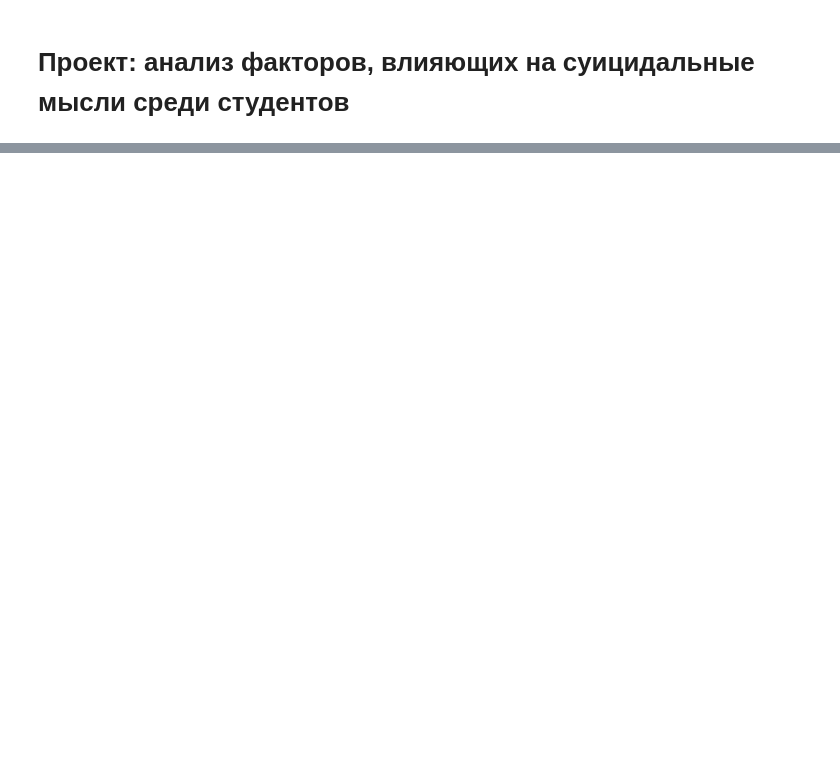
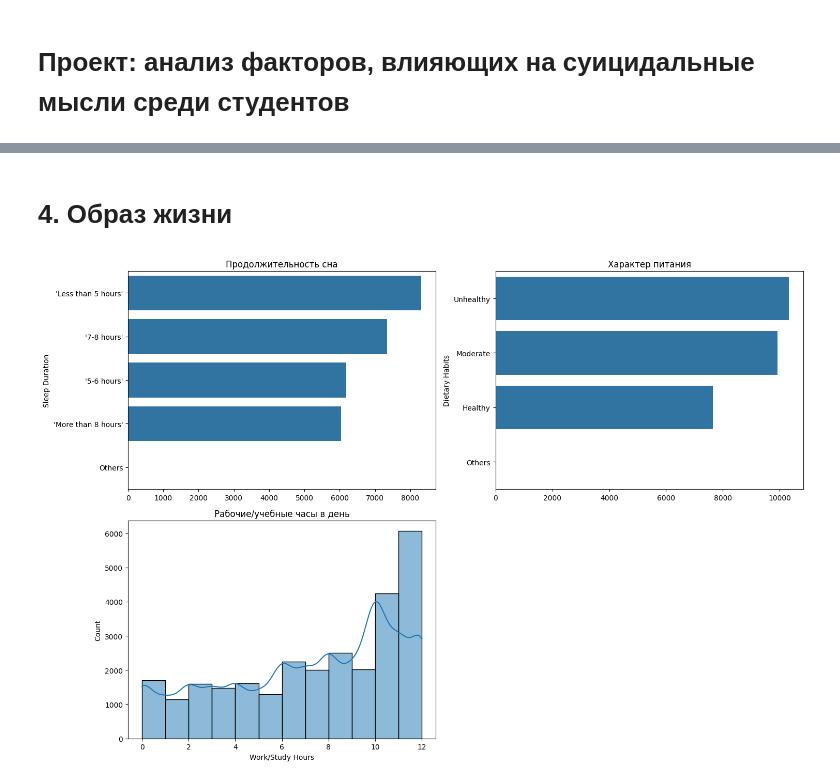
Before and after one commit to kasaiannn/HW, a Jupyter notebook: project.ipynb, the cells around one changed output, grey strips where cells are left out. Cells and saved outputs as stored; diff of their text form; code cells hidden in the pictures; blank space fills up the shorter version.

```diff
--- a/project.ipynb
+++ b/project.ipynb
@@ -70,0 +304,26 @@ df.head()
+# %% [markdown]
+# **4. Образ жизни**
+# %%
+plt.figure(figsize=(15, 10))
+
+# Продолжительность сна
+plt.subplot(2, 2, 1)
+sleep_counts = df['Sleep Duration'].value_counts()
+sns.barplot(x=sleep_counts.values, y=sleep_counts.index)
+plt.title('Продолжительность сна')
+
+# Питание
+plt.subplot(2, 2, 2)
+diet_counts = df['Dietary Habits'].value_counts()
+sns.barplot(x=diet_counts.values, y=diet_counts.index)
+plt.title('Характер питания')
+
+# Рабочие/учебные часы
+plt.subplot(2, 2, 3)
+sns.histplot(df['Work/Study Hours'], bins=12, kde=True)
+plt.title('Рабочие/учебные часы в день')
+
+plt.tight_layout()
+plt.show()
+# %% [output]
+[figure, added]
```
Also changed, not shown: parts of 28 cells of this notebook.
